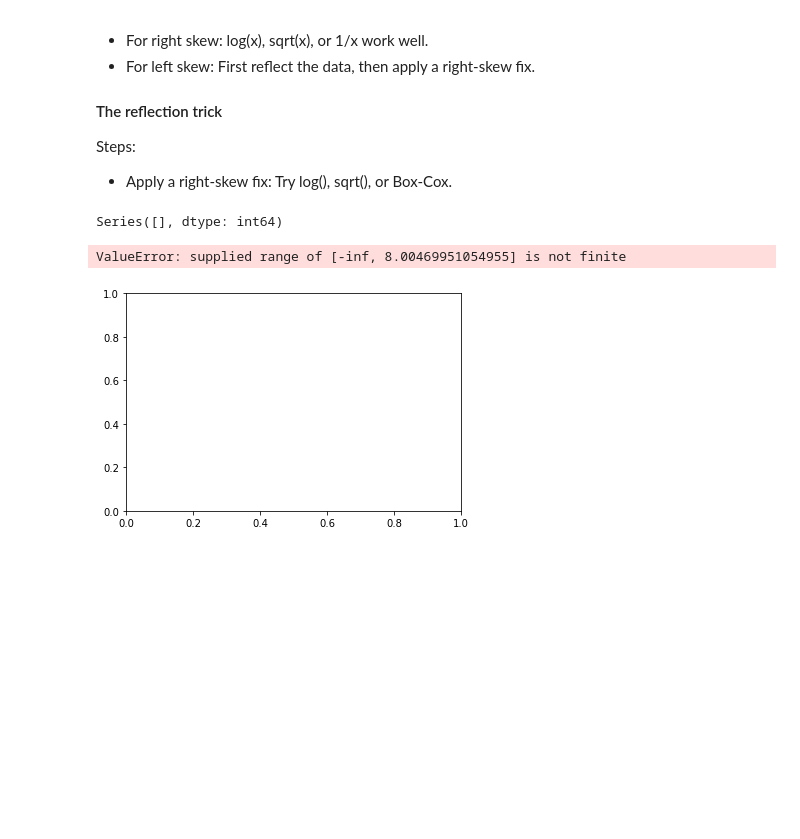
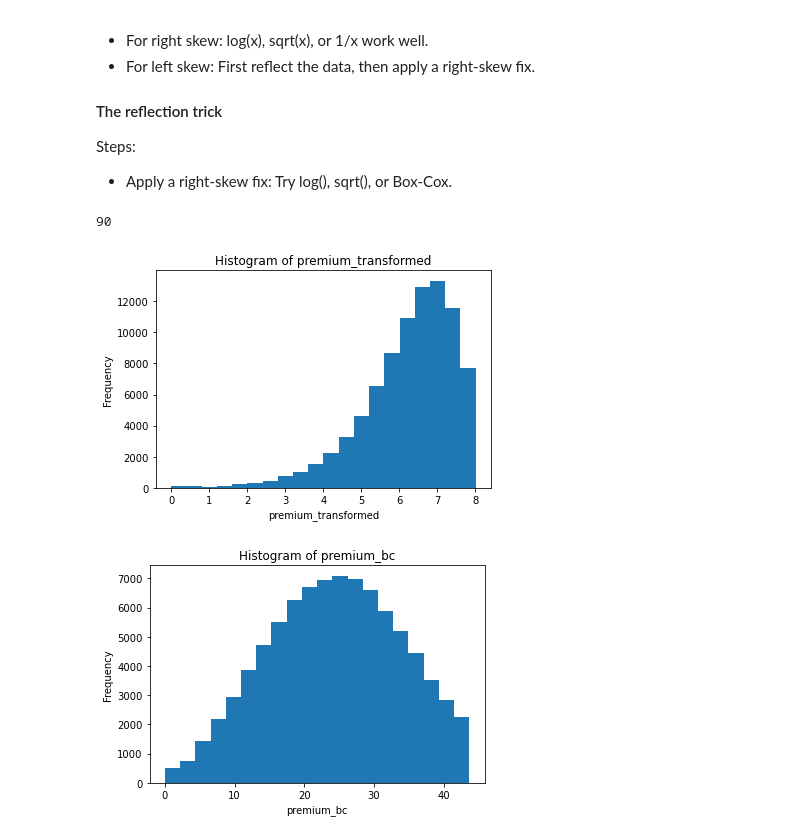
Before and after one commit to RohitRP22/Insurance_Premium_Amount_Prediction, a Jupyter notebook: transfromed_data.ipynb, the cells around one changed output. Saved outputs shown, nothing was run; the diff lists cells and outputs as text; code cells hidden in the pictures; blank space fills up the shorter version.

```diff
--- a/transfromed_data.ipynb
+++ b/transfromed_data.ipynb
@@ -132,32 +132,34 @@ Try log(), sqrt(), or Box-Cox.
 # %%
 from scipy.stats import boxcox
 # %%
-df[df['Premium Amount'] < 0].value_counts()
+df[df['Premium Amount'] <= 0].value_counts().sum()
 # %% [output]
-Series([], dtype: int64)
+90
+# %%
+new_df = df[df['Premium Amount'] > 0]
 # %%
 # # 1. Reflect
 # premium_reflected = df['Premium Amount'].max() + 1 - df['Premium Amount']
 
-# 2a. Log transform
-premium_transformed = np.log(df['Premium Amount'])
+# # 2a. Log transform
+premium_transformed = np.log(new_df['Premium Amount'])
 
 # OR 2b. Box-Cox (automatically finds best power)
 # Box-Cox needs positive data, so reflection works well
-# premium_bc, lmbda = boxcox(df['Premium Amount'])
+premium_bc, lmbda = boxcox(new_df['Premium Amount'])
 # %%
-# plt.hist(premium_transformed, bins=20)
-# plt.xlabel('premium_transformed')
-# plt.ylabel('Frequency')
-# plt.title('Histogram of premium_transformed')
-# plt.show()
+plt.hist(premium_transformed, bins=20)
+plt.xlabel('premium_transformed')
+plt.ylabel('Frequency')
+plt.title('Histogram of premium_transformed')
+plt.show()
 
 
-# # plt.hist(premium_bc, bins=20)
-# # plt.xlabel('premium_bc')
-# # plt.ylabel('Frequency')
-# # plt.title('Histogram of premium_bc')
-# # plt.show()
+plt.hist(premium_bc, bins=20)
+plt.xlabel('premium_bc')
+plt.ylabel('Frequency')
+plt.title('Histogram of premium_bc')
+plt.show()
 # %% [output]
-ValueError: supplied range of [-inf, 8.00469951054955] is not finite
-[figure, old version]
+[figure, new version]
+[figure, added]
```
